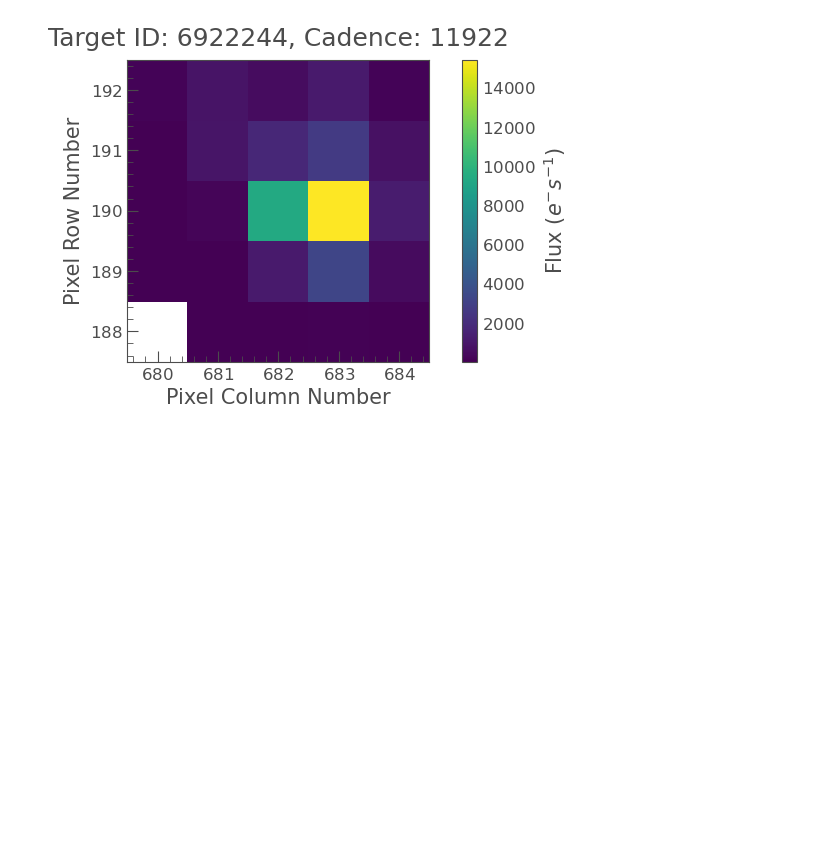
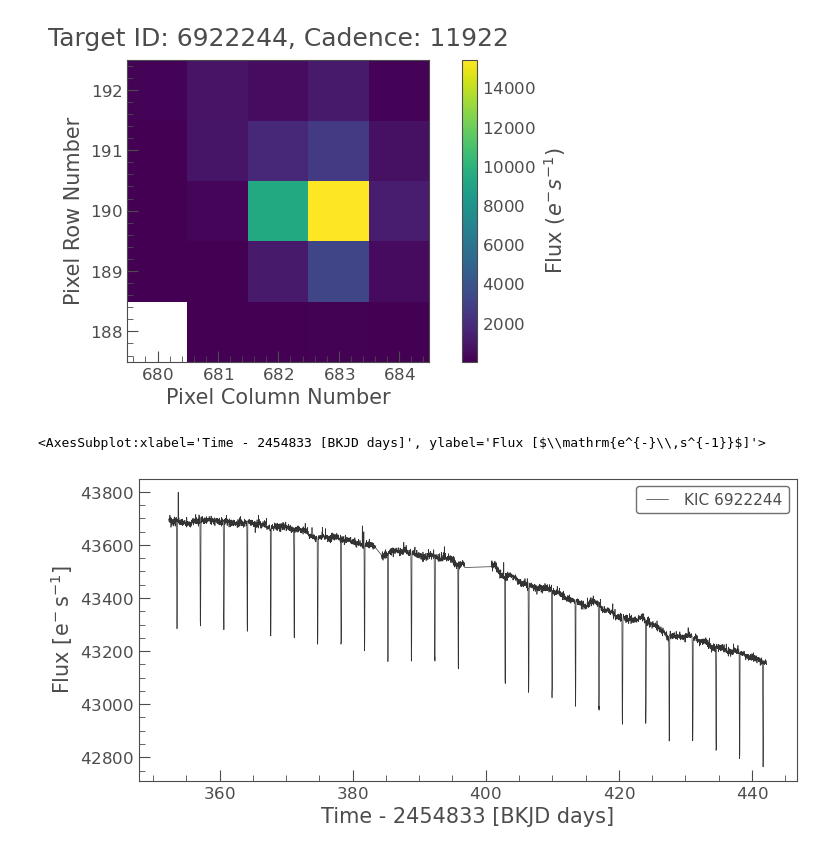
Before and after one commit to mark-williams/exo, a Jupyter notebook: lk.ipynb, the cells around one changed output. Saved outputs shown, nothing was run; the diff lists cells and outputs as text; code cells hidden in the pictures; blank space fills up the shorter version.

Commit message:
chore: combine the curves into a curve and plot it.

```diff
--- a/lk.ipynb
+++ b/lk.ipynb
@@ -9,3 +9,10 @@ pix_file.plot(frame=7)
 # %% [output]
 <AxesSubplot:title={'center':'Target ID: 6922244, Cadence: 11922'}, xlabel='Pixel Column Number', ylabel='Pixel Row Number'>
 [figure]
+# %%
+# That was just one, randomly selected frame. Now combine thes frames using Lightkurve.
+lc = pix_file.to_lightcurve(aperture_mask=pix_file.pipeline_mask)
+lc.plot()
+# %% [output]
+<AxesSubplot:xlabel='Time - 2454833 [BKJD days]', ylabel='Flux [$\\mathrm{e^{-}\\,s^{-1}}$]'>
+[figure, added]
```
